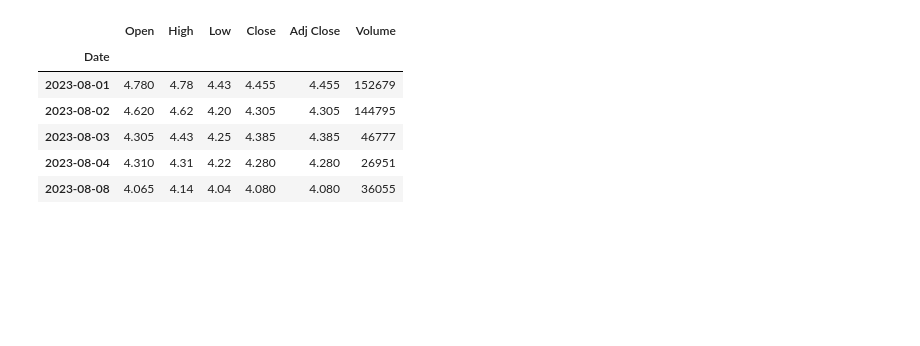
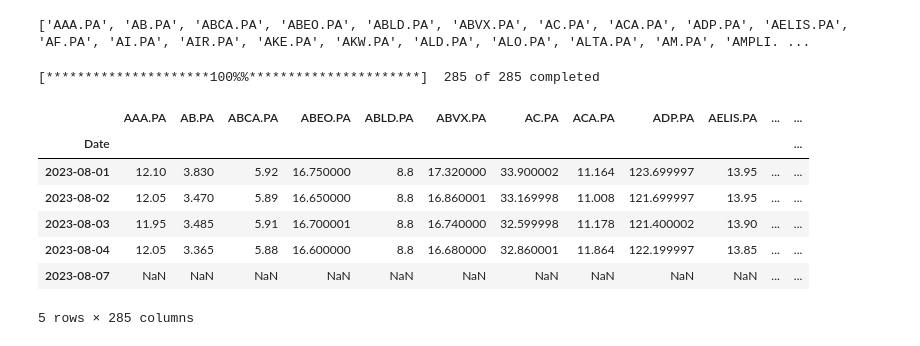
Before and after one commit to mgveille/colab, a Jupyter notebook: q_panda_yfinance.ipynb, the cells around one changed output. Drawn from its saved outputs; the diff is of its cells as text; code cells hidden in the pictures; blank space fills up the shorter version.

```diff
--- a/q_panda_yfinance.ipynb
+++ b/q_panda_yfinance.ipynb
@@ -10,0 +3,5 @@ df = yf.download('ARAMI.PA' , '2023-08-01', '2023-08-31')
+# %%
+import pandas as pd
+url ='https://raw.githubusercontent.com/mgveille/colab/main/cac_allshare_mars2023.csv'
+df_cactickers = pd.read_csv(url)
+df_cactickers.head()
@@ -11,10 +15,23 @@ df = yf.download('ARAMI.PA' , '2023-08-01', '2023-08-31')
+# %%
+ls_cactickers = df_cactickers['ticker'].tolist()
+print(ls_cactickers)
+# %% [output]
+['AAA.PA', 'AB.PA', 'ABCA.PA', 'ABEO.PA', 'ABLD.PA', 'ABVX.PA', 'AC.PA', 'ACA.PA', 'ADP.PA', 'AELIS.PA', 'AF.PA', 'AI.PA', 'AIR.PA', 'AKE.PA', 'AKW.PA', 'ALD.PA', 'ALO.PA', 'ALTA.PA', 'AM.PA', 'AMPLI. ...
+# %%
+import yfinance as yf
+df_cacstocks = yf.download(ls_cactickers , period= '1mo')['Close']
+# yf.download(line,period = '10y', interval='1d')['Close']
+# df = yf.Ticker("IBM").history(start="2017-01-01", end="2017-04-30", frequency='1dy')['Close']
+# %% [output]
+[*********************100%%**********************]  285 of 285 completed
 # %%
-df.head()
+df_cacstocks.head()
 # %% [output]
-|  | Open | High | Low | Close | Adj Close | Volume |
-| Date |  |  |  |  |  |  |
-| 2023-08-01 | 4.780 | 4.78 | 4.43 | 4.455 | 4.455 | 152679 |
-| 2023-08-02 | 4.620 | 4.62 | 4.20 | 4.305 | 4.305 | 144795 |
-| 2023-08-03 | 4.305 | 4.43 | 4.25 | 4.385 | 4.385 | 46777 |
-| 2023-08-04 | 4.310 | 4.31 | 4.22 | 4.280 | 4.280 | 26951 |
-| 2023-08-08 | 4.065 | 4.14 | 4.04 | 4.080 | 4.080 | 36055 |
+|  | AAA.PA | AB.PA | ABCA.PA | ABEO.PA | ABLD.PA | ABVX.PA | AC.PA | ACA.PA | ADP.PA | AELIS.PA | ... | ... |
+| Date |  |  |  |  |  |  |  |  |  |  |  | ... |
+| 2023-08-01 | 12.10 | 3.830 | 5.92 | 16.750000 | 8.8 | 17.320000 | 33.900002 | 11.164 | 123.699997 | 13.95 | ... | ... |
+| 2023-08-02 | 12.05 | 3.470 | 5.89 | 16.650000 | 8.8 | 16.860001 | 33.169998 | 11.008 | 121.699997 | 13.95 | ... | ... |
+| 2023-08-03 | 11.95 | 3.485 | 5.91 | 16.700001 | 8.8 | 16.740000 | 32.599998 | 11.178 | 121.400002 | 13.90 | ... | ... |
+| 2023-08-04 | 12.05 | 3.365 | 5.88 | 16.600000 | 8.8 | 16.680000 | 32.860001 | 11.864 | 122.199997 | 13.85 | ... | ... |
+| 2023-08-07 | NaN | NaN | NaN | NaN | NaN | NaN | NaN | NaN | NaN | NaN | ... | ... |
+5 rows × 285 columns
```
Also changed, not shown: parts of 4 cells of this notebook.
